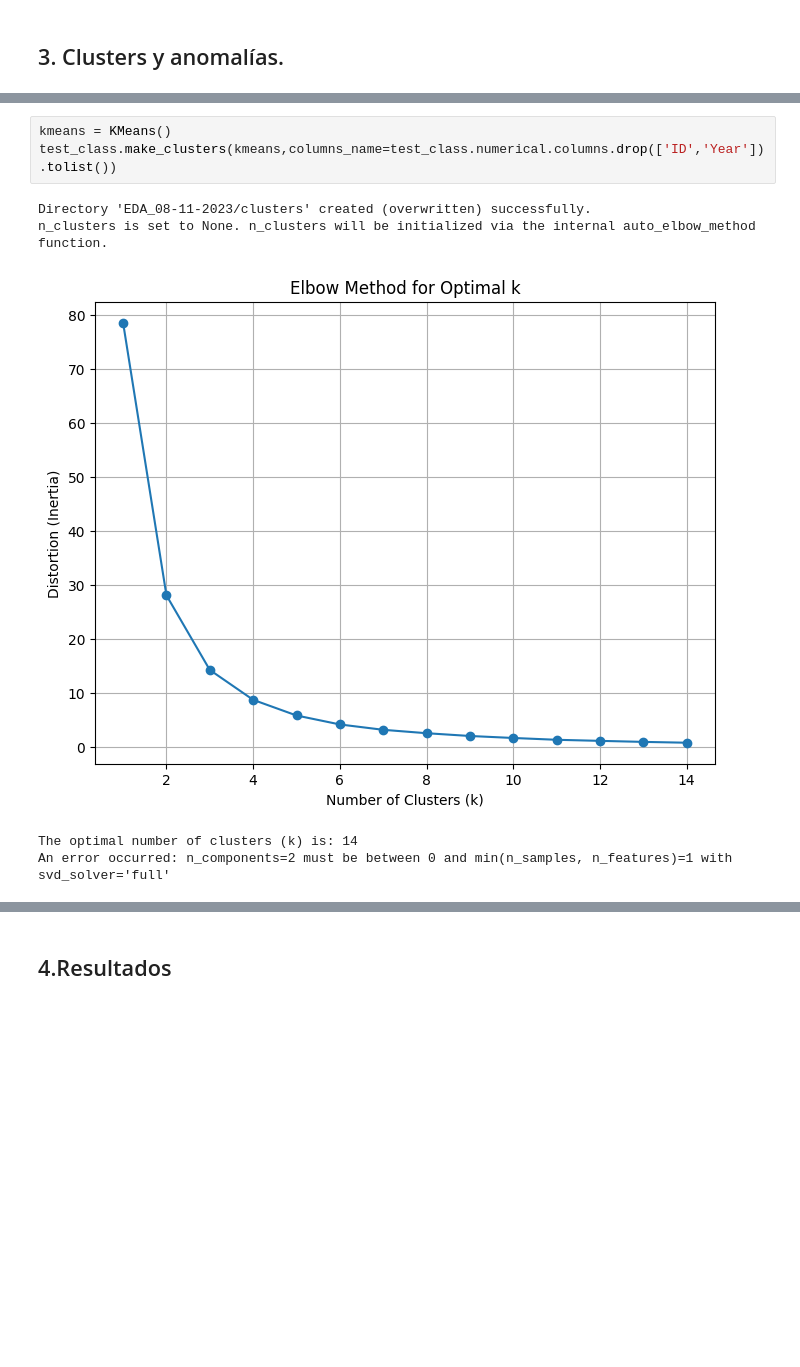
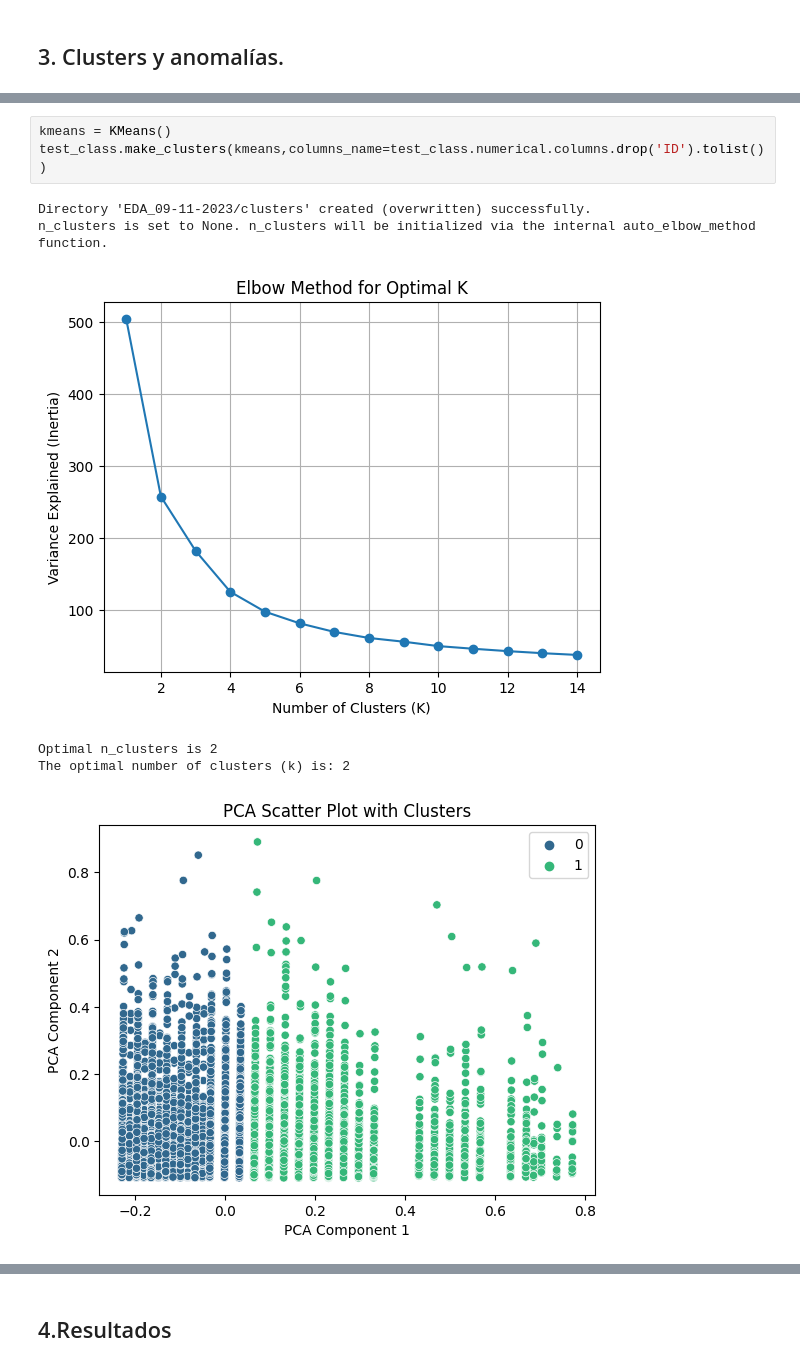
Before and after one commit to HexaPulsar/LabMDS, a Jupyter notebook: Proyecto_1/NUEVO_Proyecto_enunciado.ipynb, the cells around one changed output, grey strips where cells are left out. Saved outputs shown, nothing was run; the diff lists cells and outputs as text; blank space fills up the shorter version.

```diff
--- a/Proyecto_1/NUEVO_Proyecto_enunciado.ipynb
+++ b/Proyecto_1/NUEVO_Proyecto_enunciado.ipynb
@@ -936,12 +944,13 @@ Directory 'EDA_08-11-2023/scaled' created (overwritten) successfully.
 # %%
 kmeans = KMeans()
-test_class.make_clusters(kmeans,columns_name=test_class.numerical.columns.drop(['ID','Year']).tolist())
+test_class.make_clusters(kmeans,columns_name=test_class.numerical.columns.drop('ID').tolist())
 # %% [output]
-Directory 'EDA_08-11-2023/clusters' created (overwritten) successfully.
+Directory 'EDA_09-11-2023/clusters' created (overwritten) successfully.
 n_clusters is set to None. n_clusters will be initialized via the internal auto_elbow_method function.
-[figure, old version]
+[figure, new version]
-The optimal number of clusters (k) is: 14
-An error occurred: n_components=2 must be between 0 and min(n_samples, n_features)=1 with svd_solver='full'
+Optimal n_clusters is 2
+The optimal number of clusters (k) is: 2
+[figure, added]
 # %%
 dbscan = DBSCAN(eps=0.7, min_samples=20)
 test_class.make_clusters(dbscan)
```
Also changed, not shown: parts of 12 cells of this notebook.
